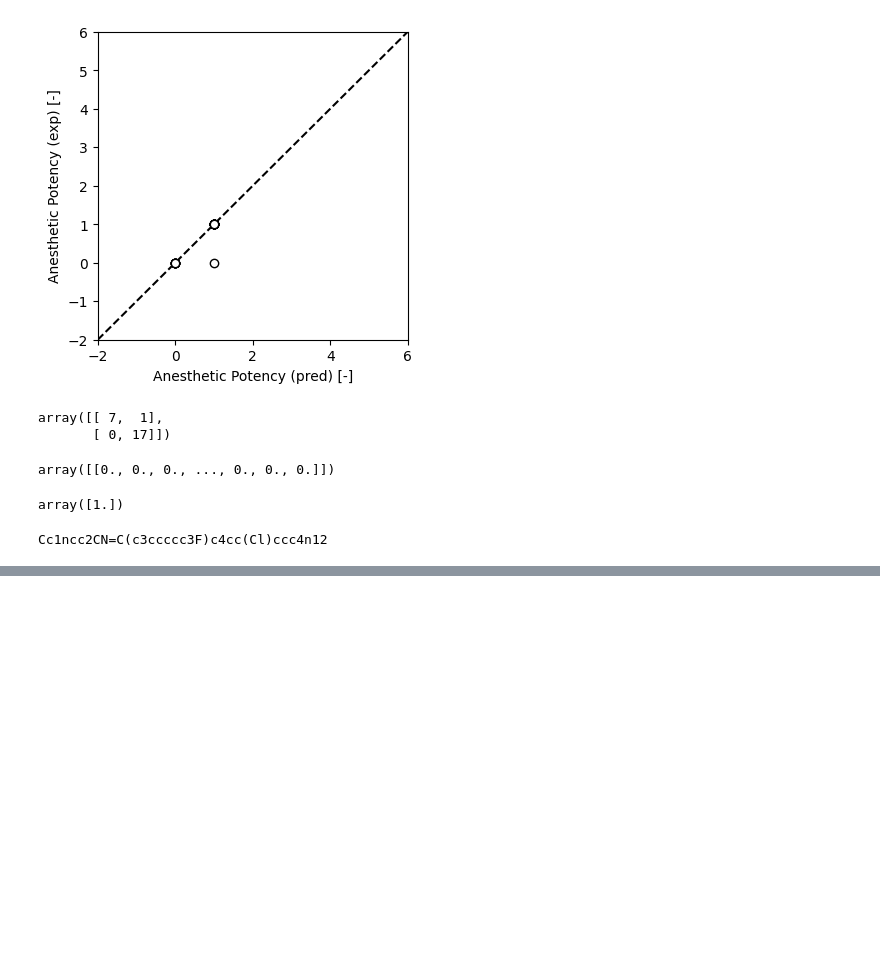
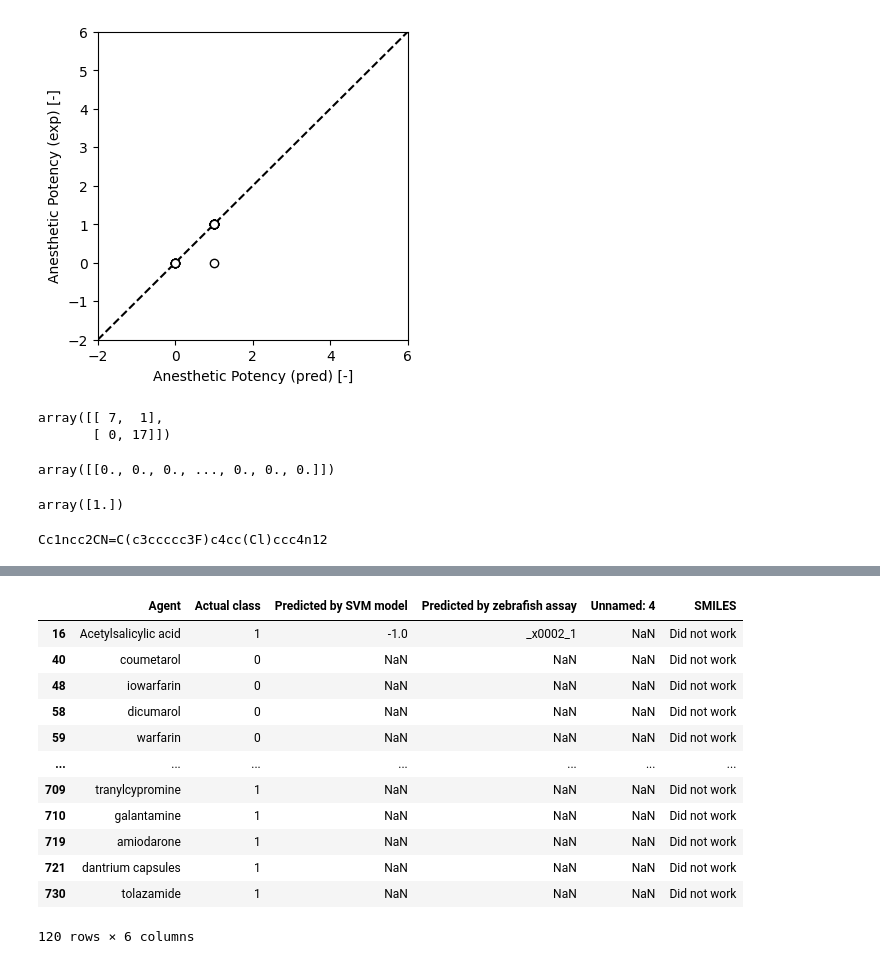
Before and after one commit to BradyCh/ACTSO_Anesthetics, a Jupyter notebook: ACTSO_project.ipynb, the cells around one changed output, grey strips where cells are left out. Saved outputs shown, nothing was run; the diff lists cells and outputs as text; code cells hidden in the pictures; blank space fills up the shorter version.

```diff
--- a/ACTSO_project.ipynb
+++ b/ACTSO_project.ipynb
@@ -757,0 +932,16 @@ Cc1ncc2CN=C(c3ccccc3F)c4cc(Cl)ccc4n12
+# %%
+data[data['SMILES']=='Did not work']
+# %% [output]
+|  | Agent | Actual class | Predicted by SVM model | Predicted by zebrafish assay | Unnamed: 4 | SMILES |
+| 16 | Acetylsalicylic acid | 1 | -1.0 | _x0002_1 | NaN | Did not work |
+| 40 | coumetarol | 0 | NaN | NaN | NaN | Did not work |
+| 48 | iowarfarin | 0 | NaN | NaN | NaN | Did not work |
+| 58 | dicumarol | 0 | NaN | NaN | NaN | Did not work |
+| 59 | warfarin | 0 | NaN | NaN | NaN | Did not work |
+| ... | ... | ... | ... | ... | ... | ... |
+| 709 | tranylcypromine | 1 | NaN | NaN | NaN | Did not work |
+| 710 | galantamine | 1 | NaN | NaN | NaN | Did not work |
+| 719 | amiodarone | 1 | NaN | NaN | NaN | Did not work |
+| 721 | dantrium capsules | 1 | NaN | NaN | NaN | Did not work |
+| 730 | tolazamide | 1 | NaN | NaN | NaN | Did not work |
+120 rows × 6 columns
```
Also changed, not shown: parts of 15 cells of this notebook.
